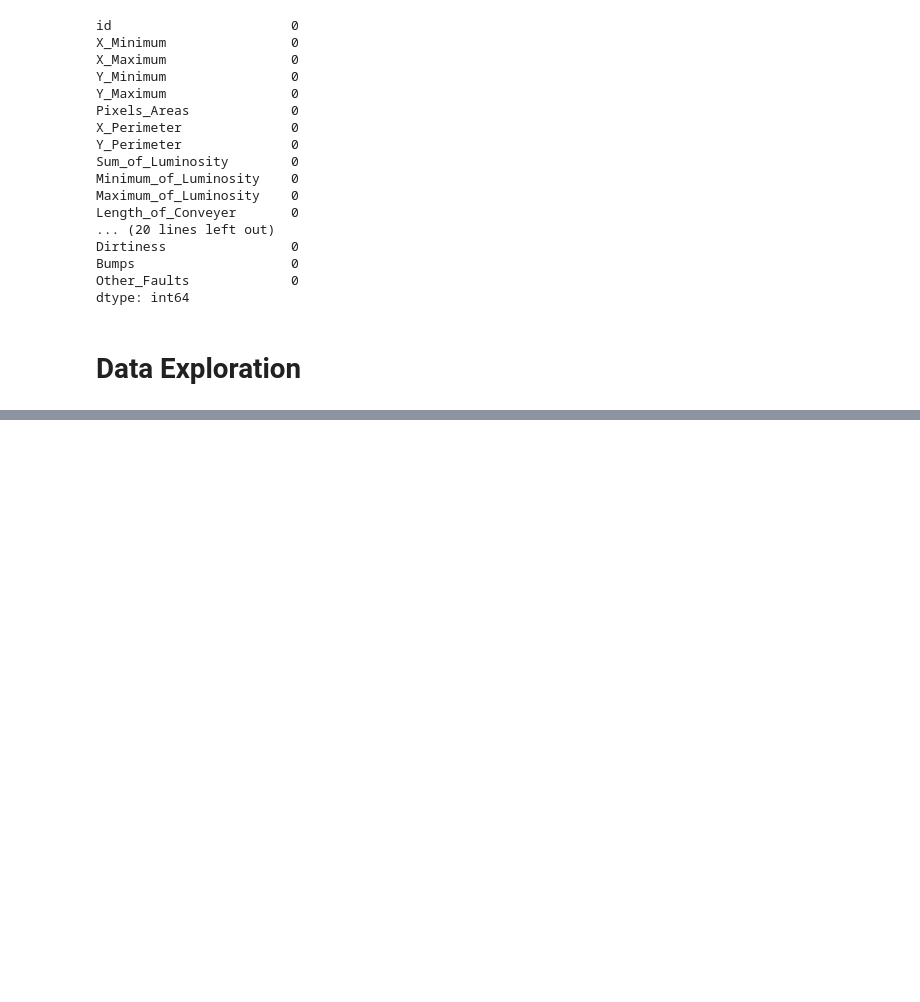
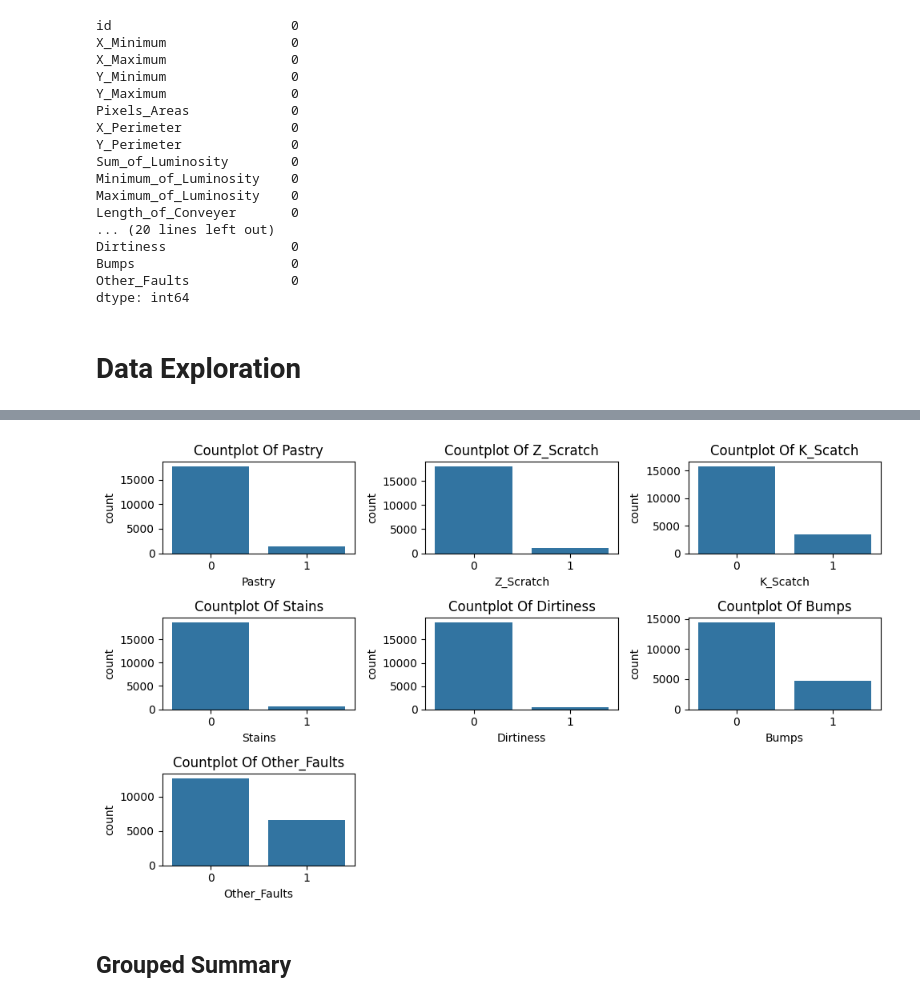
Before and after one commit to akshayyewle/Machine-Learning, a Jupyter notebook: 19 Steel Plate Defect Prediction/Python Notebook.ipynb, the cells around one changed output, grey strips where cells are left out. Drawn from its saved outputs; the diff is of its cells as text; code cells hidden in the pictures; blank space fills up the shorter version.

```diff
--- a/19 Steel Plate Defect Prediction/Python Notebook.ipynb
+++ b/19 Steel Plate Defect Prediction/Python Notebook.ipynb
@@ -79,3 +78,5 @@ Index(['id', 'X_Minimum', 'X_Maximum', 'Y_Minimum', 'Y_Maximum',
+# %%
+Target_Features_List = ['Pastry','Z_Scratch','K_Scatch','Stains','Dirtiness','Bumps','Other_Faults']
 # %% [markdown]
 # **Data Validation**
 # %%
@@ -139,0 +148,14 @@ array([0, 1], dtype=int64)
+# %%
+plt.subplots(figsize=(10,6))
+
+for i,feature in enumerate(Target_Features_List,start=1):
+    plt.subplot(3,3,i)
+    sns.countplot(data=Train,x=feature)
+    plt.title(f'Countplot Of {feature}')
+
+plt.tight_layout()
+plt.show()
+# %% [output]
+[figure, added]
+# %% [markdown]
+## **Grouped Summary**
```
Also changed, not shown: parts of 41 cells of this notebook.
